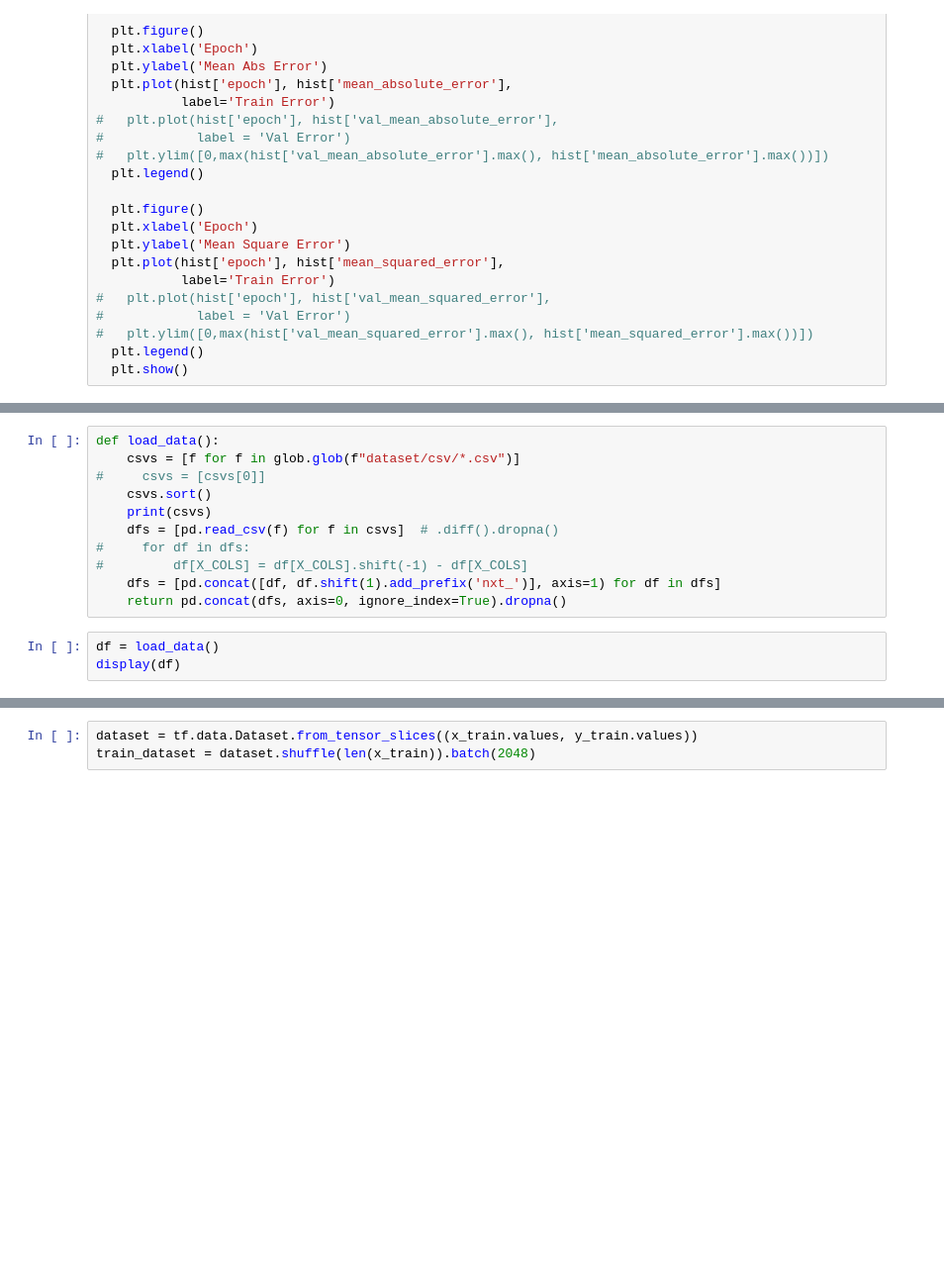
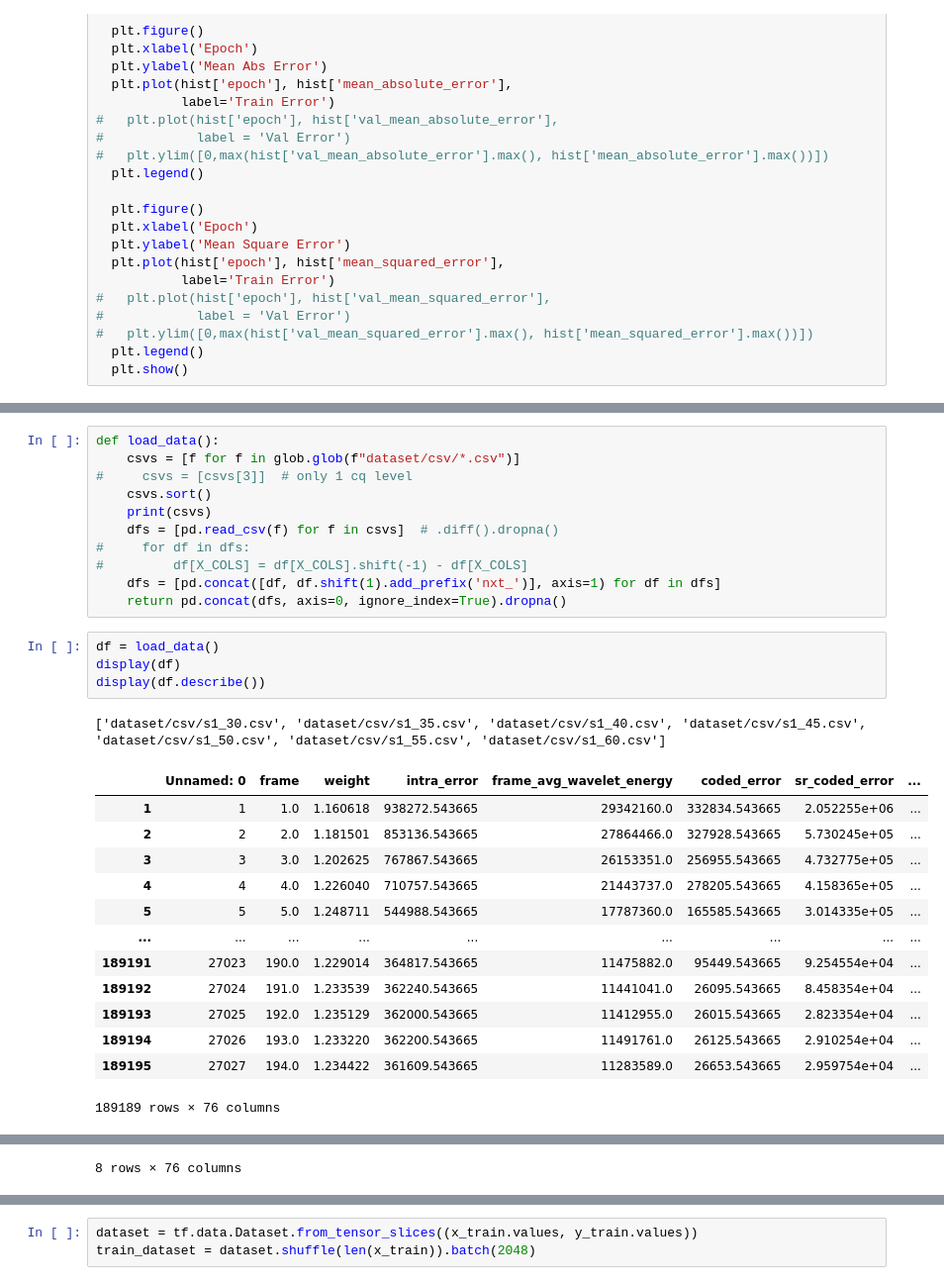
Before and after one commit to n9Mtq4/Av1an, a Jupyter notebook: train_experiment.ipynb, the cells around one changed output, grey strips where cells are left out. Shown at 99% size. Saved outputs shown, nothing was run; the diff lists cells and outputs as text; blank space fills up the shorter version.

```diff
--- a/train_experiment.ipynb
+++ b/train_experiment.ipynb
@@ -73,7 +87,7 @@ display(f'{len(X_COLS)=}, {len(Y_COLS)=}')
 # %%
 def load_data():
     csvs = [f for f in glob.glob(f"dataset/csv/*.csv")]
-#     csvs = [csvs[0]]
+#     csvs = [csvs[3]]  # only 1 cq level
     csvs.sort()
     print(csvs)
     dfs = [pd.read_csv(f) for f in csvs]  # .diff().dropna()
@@ -84,3 +98,19 @@ def load_data():
 # %%
 df = load_data()
 display(df)
+display(df.describe())
+# %% [output]
+['dataset/csv/s1_30.csv', 'dataset/csv/s1_35.csv', 'dataset/csv/s1_40.csv', 'dataset/csv/s1_45.csv', 'dataset/csv/s1_50.csv', 'dataset/csv/s1_55.csv', 'dataset/csv/s1_60.csv']
+|  | Unnamed: 0 | frame | weight | intra_error | frame_avg_wavelet_energy | coded_error | sr_coded_error | ... |
+| 1 | 1 | 1.0 | 1.160618 | 938272.543665 | 29342160.0 | 332834.543665 | 2.052255e+06 | ... |
+| 2 | 2 | 2.0 | 1.181501 | 853136.543665 | 27864466.0 | 327928.543665 | 5.730245e+05 | ... |
+| 3 | 3 | 3.0 | 1.202625 | 767867.543665 | 26153351.0 | 256955.543665 | 4.732775e+05 | ... |
+| 4 | 4 | 4.0 | 1.226040 | 710757.543665 | 21443737.0 | 278205.543665 | 4.158365e+05 | ... |
+| 5 | 5 | 5.0 | 1.248711 | 544988.543665 | 17787360.0 | 165585.543665 | 3.014335e+05 | ... |
+| ... | ... | ... | ... | ... | ... | ... | ... | ... |
+| 189191 | 27023 | 190.0 | 1.229014 | 364817.543665 | 11475882.0 | 95449.543665 | 9.254554e+04 | ... |
+| 189192 | 27024 | 191.0 | 1.233539 | 362240.543665 | 11441041.0 | 26095.543665 | 8.458354e+04 | ... |
+| 189193 | 27025 | 192.0 | 1.235129 | 362000.543665 | 11412955.0 | 26015.543665 | 2.823354e+04 | ... |
+| 189194 | 27026 | 193.0 | 1.233220 | 362200.543665 | 11491761.0 | 26125.543665 | 2.910254e+04 | ... |
+| 189195 | 27027 | 194.0 | 1.234422 | 361609.543665 | 11283589.0 | 26653.543665 | 2.959754e+04 | ... |
+189189 rows × 76 columns
@@ -87,3 +126,4 @@ display(df)
+8 rows × 76 columns
 # %%
 def build_model():
     model = keras.Sequential([
```
Also changed, not shown: parts of 9 cells of this notebook.
